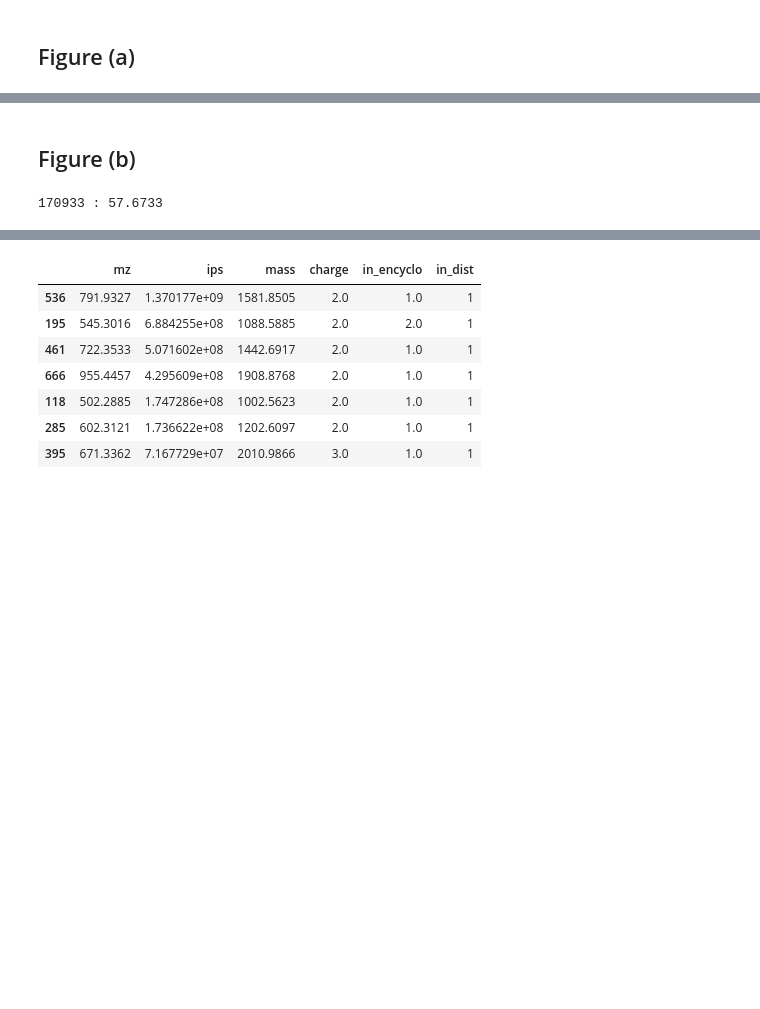
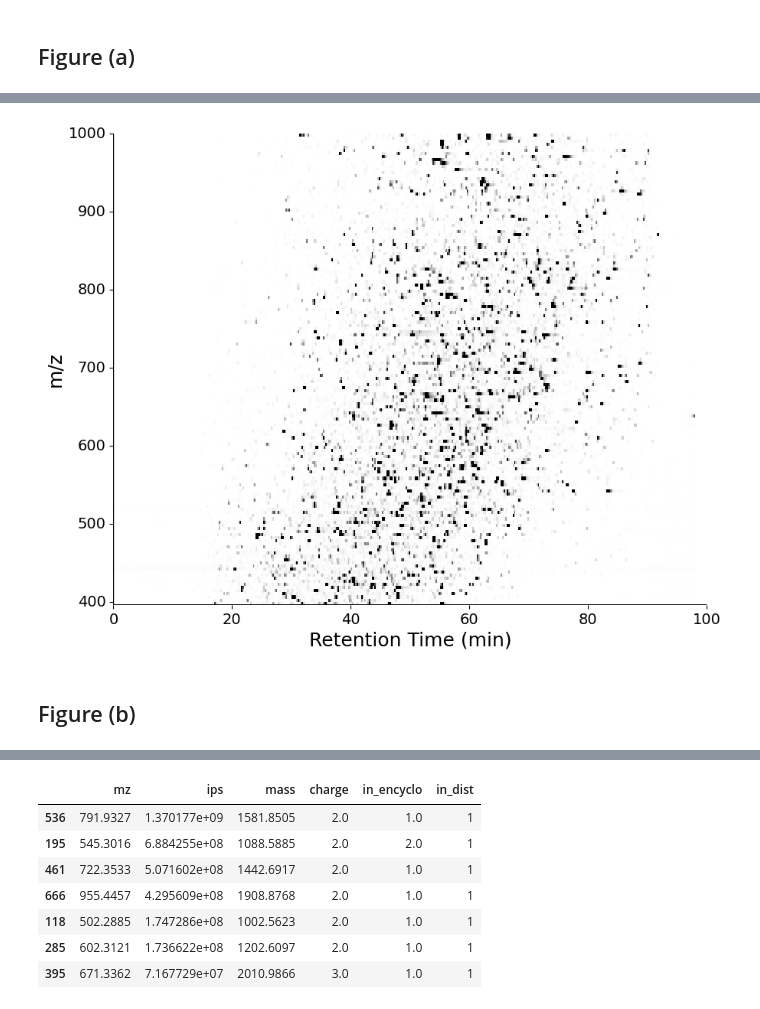
Before and after one commit to uw-maccosslab/single_molecule_counting, a Jupyter notebook: 2022_Single_Molecule_Counting.ipynb, the cells around one changed output, grey strips where cells are left out. Drawn from its saved outputs; the diff is of its cells as text; code cells hidden in the pictures; blank space fills up the shorter version.

```diff
--- a/2022_Single_Molecule_Counting.ipynb
+++ b/2022_Single_Molecule_Counting.ipynb
@@ -110,15 +112,14 @@ run = pymzml.run.Reader("panoramaweb_files/plasma-EV-01.mzML")
 # initiate peak dictionary
 peak_dict = {}
 
-# initiate counter
-ct = 0
+# initiate peak DataFrame
+peak_df = pd.DataFrame(columns=["mz", "ips", "rt"])
 
 # loop through spectra
 for spectra in run:
     if spectra.ms_level == 1:
         peak_array = pd.DataFrame(spectra.peaks("centroided")).rename(columns={0: "mz", 1: "ips"})
         peak_array["mz"] = peak_array["mz"].round(4)
+        peak_array["rt"] = spectra.scan_time[0]
+        peak_df = pd.concat([peak_df, peak_array])
         peak_dict[spectra.ID] = peak_array
-    ct += 1
-    if ct == 1000:
-        break
@@ -145,3 +175,41 @@ peak_dict
+# %%
+# create DataFrame with binned m/z and retention time
+peak_binned = bin_data(peak_df.copy(), type="both", bin_mz_list=bin_mz_list, bin_rt_list=bin_rt_list)
+
+# create a max cut-off to help with dynamic range
+max_binned = peak_binned.copy()
+max_binned["ips_max"] = [x if x < 2e9 else 2e9 for x in max_binned["ips"]]
+# %%
+# create a pivot table to make the heatmap
+max_pivot_table = pd.pivot_table(max_binned, values='ips_max', index=['bin_mz'],
+                                  columns=['bin_rt'], aggfunc=np.sum)
+
+# sort the m/z to make 400 closer to the x-axis
+max_pivot_table = max_pivot_table.sort_values(by=['bin_mz'], ascending=False)
+# %%
+# heatmap for data
+fig, ax = plt.subplots(figsize=(10,8))
+
+# create heatmap, remove color bar
+# remove last 3 columns because there was no data for those bins
+ax = sns.heatmap(max_pivot_table.iloc[:, :-3].astype('float'), cmap='Greys', cbar=False)
+
+# set x-axis parameters
+plt.xlabel('Retention Time (min)',fontsize=18)
+ax.set_xticks((range(0, len(max_pivot_table.columns), math.floor(len(max_pivot_table.columns)/5))))
+ax.set_xticklabels((0,20,40,60,80,100), rotation=0, fontsize=14)
+ax.axhline(y=151, color='black', linewidth=2)
+
+# set y-axis parameters
+plt.ylabel('m/z',fontsize=18)
+ax.set_yticks((range(0, len(max_pivot_table.index), math.floor(len(max_pivot_table.index)/6))))
+ax.set_yticklabels((1000,900,800,700,600,500,400), fontsize=14)
+ax.axvline(x=0, color='black', linewidth=1)
+
+# show plot
+plt.show()
+# %% [output]
+[figure, added]
 # %% [markdown]
 ## Figure (b)
 # %%
@@ -152,14 +220,5 @@ perc_id = perc_id.fillna(0)
 # %%
 # create run object
 run = pymzml.run.Reader("panoramaweb_files/plasma-EV-01.mzML")
-# %%
-for spec in run:
-    if spec.ms_level == 1:
-        if spec.scan_time[0] > 57.67:
-            print(spec.ID, ":", round(spec.scan_time[0], 4))
-            if spec.scan_time[0] < 57.68:
-                break
-# %% [output]
-170933 : 57.6733
 # %%
 # choose MS1 spectrum between 40-60 minutes
```
Also changed, not shown: parts of 17 cells of this notebook.
